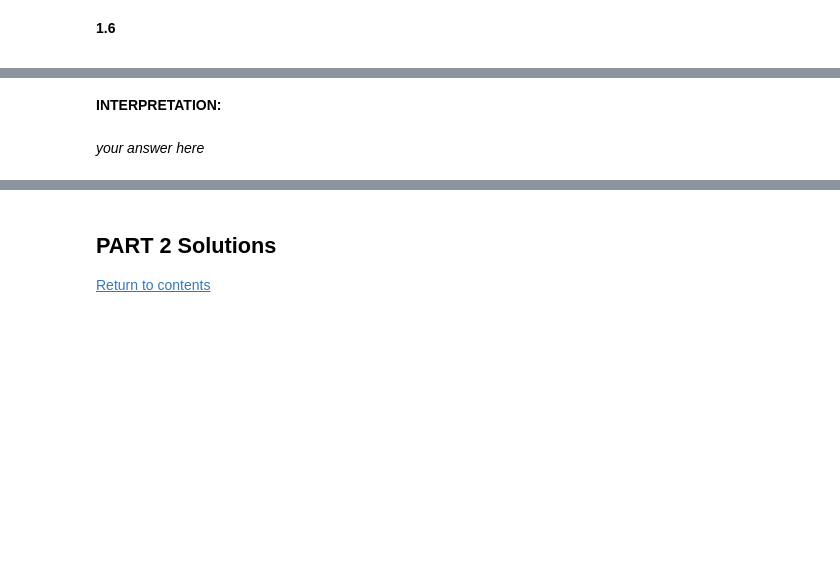
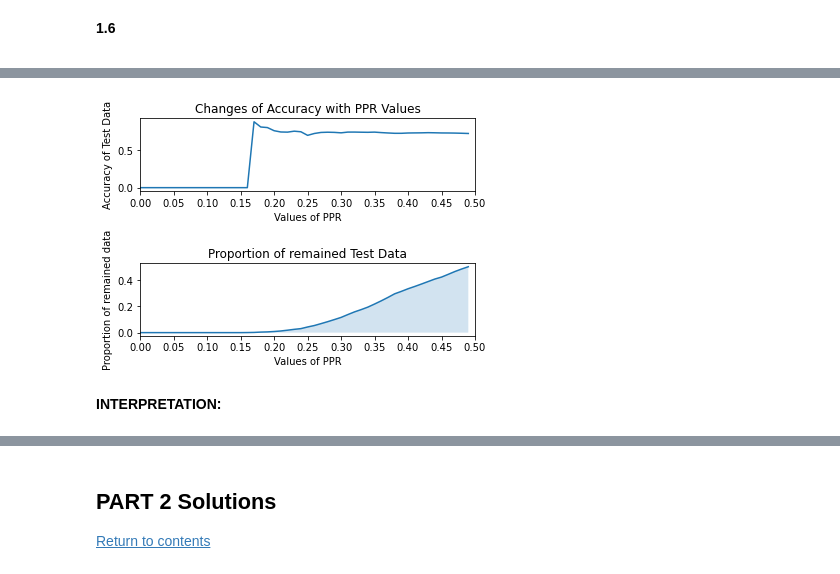
Before and after one commit to ST-807-G6/ST807-HW1, a Jupyter notebook: HW1_scaffold.ipynb, the cells around one changed output, grey strips where cells are left out. Saved outputs shown, nothing was run; the diff lists cells and outputs as text; code cells hidden in the pictures; blank space fills up the shorter version.

```diff
--- a/HW1_scaffold.ipynb
+++ b/HW1_scaffold.ipynb
@@ -573,7 +573,7 @@ def gaining_models(X_train,y_train):
     EarlyStop=tf.keras.callbacks.EarlyStopping(monitor='val_loss',patience=10)
     X_train,y_train = bootstrap(dataset_size=8000)
     y_train=y_train.reshape(-1,1)
-    history = NN_model.fit(X_train,y_train,verbose=0,batch_size=64,validation_split=0.2,epochs=1,shuffle = True,callbacks=[EarlyStop])
+    history = NN_model.fit(X_train,y_train,verbose=0,batch_size=64,validation_split=0.2,epochs=50,shuffle = True,callbacks=[EarlyStop])
     prediction=NN_model.predict(X_test)
     return history,prediction
 
@@ -667,0 +666,65 @@ And almost all of the mean value nears 0.5.
+# %%
+# your code here
+all_predicts=np.squeeze(np.array(predictions.copy())).T
+pprs=np.zeros(all_predicts.shape[0])
+for i in range(0,all_predicts.shape[0]):
+    temp=all_predicts[i]
+    one=np.sum(temp)
+    zero=temp.shape[0]-one
+    ppr=min(one/temp.shape[0],zero/temp.shape[0])
+    pprs[i]=ppr
+
+for i in range(0,all_predicts.shape[1]):
+    print(f'In model {i+1}, the accuracy over test data is {roc_auc_score(y_test,all_predicts.T[i])}')
+
+def abstain_bagging_model(PPR_values):
+    alter_predictions,alter_y_test=all_predicts.copy(),y_test.copy()
+    alter_pprs=pprs.copy()
+    remain=0
+    for i in range(0,pprs.shape[0]):
+        if(pprs[i]>PPR_values):
+            inedx = np.argwhere(alter_pprs==pprs[i])
+            #print(i,index[0])
+            alter_y_test=np.delete(alter_y_test,index[0])
+            alter_predictions=np.delete(alter_predictions,index[0],0)
+            alter_pprs=np.delete(alter_pprs,index[0])
+    abstain_predicts=np.zeros(alter_y_test.shape[0])
+    for i in range(0,alter_y_test.shape[0]):
+        temp=np.sum(alter_predictions[:][i])
+        # print(temp,alter_predictions.shape[1]/2)
+        if temp>(alter_predictions.shape[1]/2):
+            # print('YES')
+            abstain_predicts[i]=1
+            remain+=1
+    if(abstain_predicts.shape[0]<=1):
+        # print(f'PPR {PPR_values} too large or too small, no observations remain!')
+        return 0,remain
+    # for i in abstain_predicts:
+    #     print(i)
+    return roc_auc_score(alter_y_test,abstain_predicts),remain
+
+auc_scores=np.zeros(50)
+remains=np.zeros(50)
+for i in range(0,50):
+    auc_scores[i],remains[i]=abstain_bagging_model(i/100)
+x_label=np.arange(0,50)/100
+x_ticks=np.arange(0,55,5)/100
+plt.subplot(211)
+plt.plot(x_label,auc_scores)
+plt.xlim(0,0.5)
+plt.xticks(x_ticks)
+plt.xlabel('Values of PPR')
+plt.ylabel('Accuracy of Test Data')
+plt.title('Changes of Accuracy with PPR Values')
+
+plt.subplot(212)
+plt.title('Proportion of remained Test Data')
+plt.xlabel('Values of PPR')
+plt.ylabel('Proportion of remained data')
+plt.xlim(0,0.5)
+plt.xticks(x_ticks)
+plt.fill_between(x_label,0,remains/all_predicts.shape[0],alpha=0.2)
+plt.plot(x_label,remains/all_predicts.shape[0])
+# plt.fill_between([0,0.5],remains,1,alpha=0.2)
+plt.subplots_adjust(wspace=1,hspace=1)
+# %% [output]
@@ -668,4 +748,3 @@ And almost all of the mean value nears 0.5.
+[figure, added]
 # %% [markdown]
 **INTERPRETATION:**
-# %% [markdown]
-*your answer here*
```
Also changed, not shown: parts of 10 cells of this notebook.
